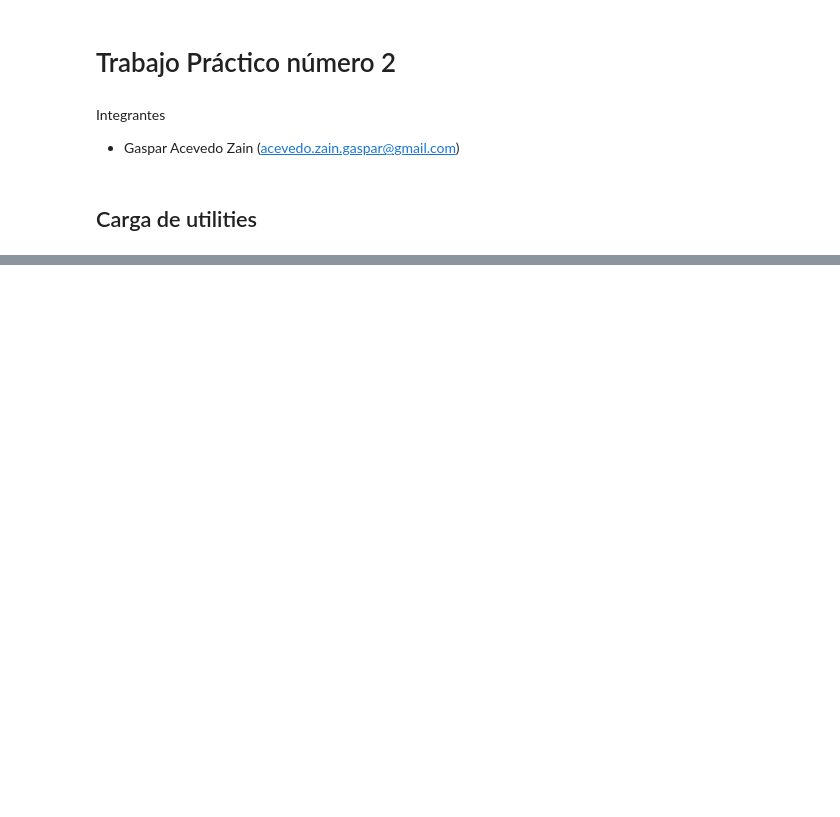
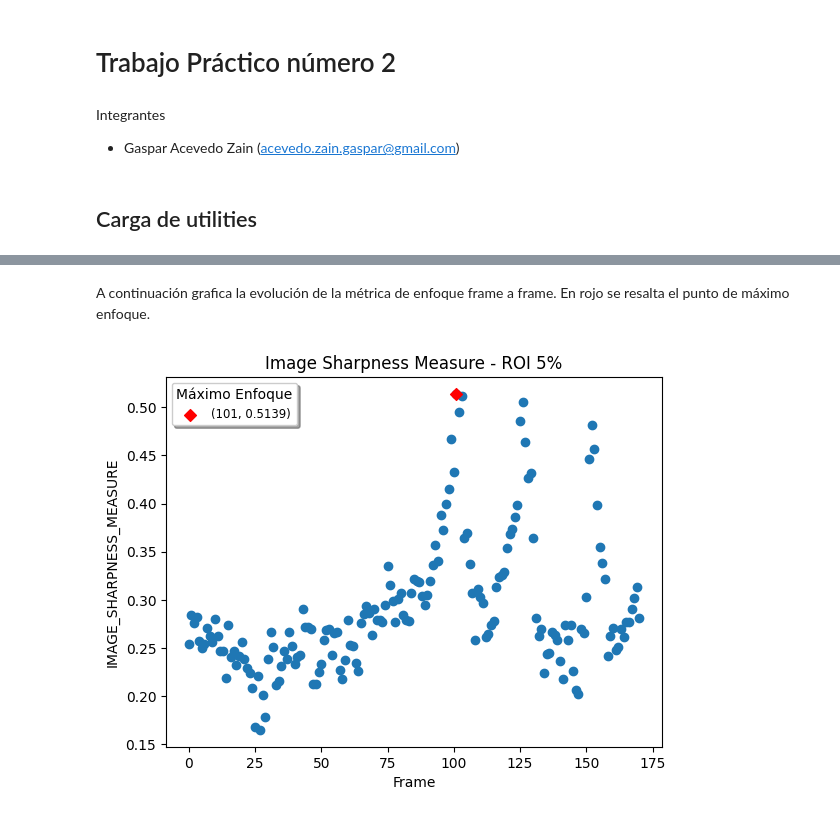
Before and after one commit to gasper-az/vision_computadora_I, a Jupyter notebook: resolucion_tps/TP2/resolucion.ipynb, the cells around one changed output, grey strips where cells are left out. Cells and saved outputs as stored; diff of their text form; code cells hidden in the pictures; blank space fills up the shorter version.

```diff
--- a/resolucion_tps/TP2/resolucion.ipynb
+++ b/resolucion_tps/TP2/resolucion.ipynb
@@ -183,0 +182,8 @@ plt.scatter(results["Frame"], results["ImageSharpnessMeasure"])
+# %%
+ims_roi_5_df, ims_roi_5_max_frame, ims_roi_5_max_measure, ms_roi_5_frame = obtener_métricas_de_video(path=video_path, roiPercentage=0.05, measure=QualityMeasure.IMAGE_SHARPNESS_MEASURE)
+# %% [markdown]
+A continuación grafica la evolución de la métrica de enfoque frame a frame. En rojo se resalta el punto de máximo enfoque.
+# %%
+graficar_metricas_por_frames(ims_roi_5_df, x=ims_roi_5_max_frame, y=ims_roi_5_max_measure, title="Image Sharpness Measure - ROI 5%")
+# %% [output]
+[figure, added]
```
Also changed, not shown: parts of 71 cells of this notebook, 2 other files.
